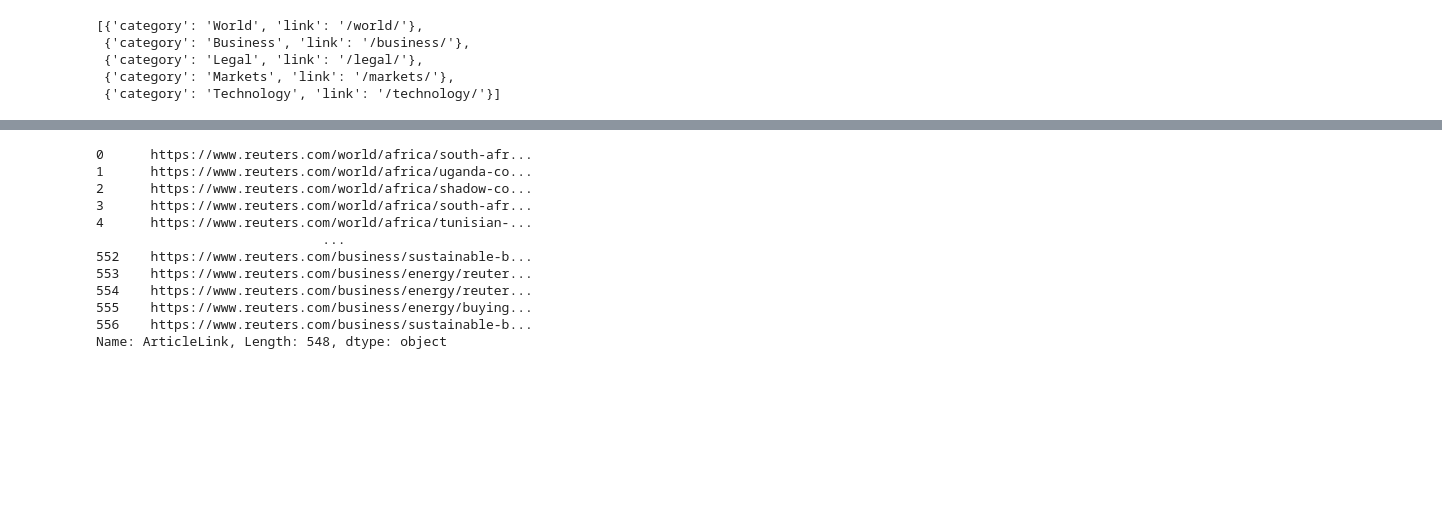
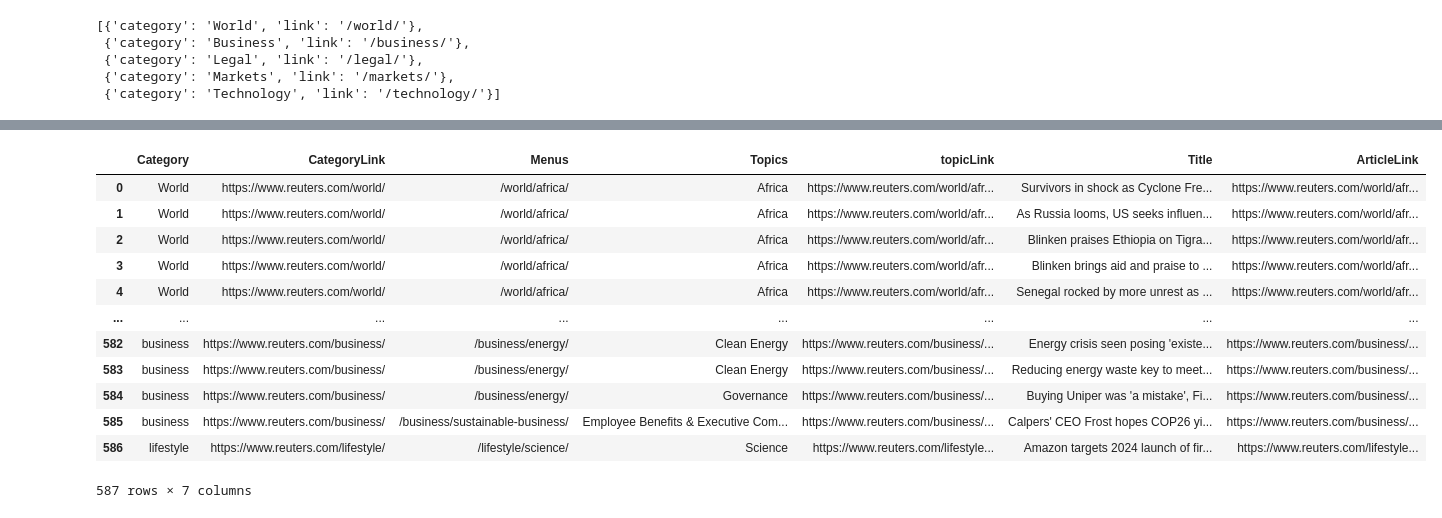
Before and after one commit to ABDELLAH-Hallou/Reuters-News-Dataset, a Jupyter notebook: reuters.ipynb, the cells around one changed output, grey strips where cells are left out. Saved outputs shown, nothing was run; the diff lists cells and outputs as text; code cells hidden in the pictures; blank space fills up the shorter version.

Commit message:
analyse data

```diff
--- a/reuters.ipynb
+++ b/reuters.ipynb
@@ -126,16 +126,23 @@ df
-# %%
-
-df[df['ArticleLink'].notnull()]['ArticleLink']
-# %% [output]
-0      https://www.reuters.com/world/africa/south-afr...
-1      https://www.reuters.com/world/africa/uganda-co...
-2      https://www.reuters.com/world/africa/shadow-co...
-3      https://www.reuters.com/world/africa/south-afr...
-4      https://www.reuters.com/world/africa/tunisian-...
-                             ...
-552    https://www.reuters.com/business/sustainable-b...
-553    https://www.reuters.com/business/energy/reuter...
-554    https://www.reuters.com/business/energy/reuter...
-555    https://www.reuters.com/business/energy/buying...
-556    https://www.reuters.com/business/sustainable-b...
-Name: ArticleLink, Length: 548, dtype: object
+# %%
+tempDf = pd.DataFrame()
+tempDf[['website', 'category', 'topic']] = df['ArticleLink'].str.split('/', expand=True)[[2,3,4]]
+mask = df[['Category', 'CategoryLink', 'Menus', 'topicLink']].isna().all(axis=1)
+df.loc[mask, 'Menus'] = '/' + tempDf['category'] + '/'+ tempDf['topic'] +'/'
+df.loc[mask, 'Category'] = tempDf['category']
+df.loc[mask, 'CategoryLink'] = 'https://'+tempDf["website"]+"/"+tempDf["category"]+"/"
+df.loc[mask, 'topicLink'] = 'https://'+tempDf["website"]+df[mask]['Menus']
+df
+# %% [output]
+|  | Category | CategoryLink | Menus | Topics | topicLink | Title | ArticleLink |
+| 0 | World | https://www.reuters.com/world/ | /world/africa/ | Africa | https://www.reuters.com/world/afr... | Survivors in shock as Cyclone Fre... | https://www.reuters.com/world/afr... |
+| 1 | World | https://www.reuters.com/world/ | /world/africa/ | Africa | https://www.reuters.com/world/afr... | As Russia looms, US seeks influen... | https://www.reuters.com/world/afr... |
+| 2 | World | https://www.reuters.com/world/ | /world/africa/ | Africa | https://www.reuters.com/world/afr... | Blinken praises Ethiopia on Tigra... | https://www.reuters.com/world/afr... |
+| 3 | World | https://www.reuters.com/world/ | /world/africa/ | Africa | https://www.reuters.com/world/afr... | Blinken brings aid and praise to ... | https://www.reuters.com/world/afr... |
+| 4 | World | https://www.reuters.com/world/ | /world/africa/ | Africa | https://www.reuters.com/world/afr... | Senegal rocked by more unrest as ... | https://www.reuters.com/world/afr... |
+| ... | ... | ... | ... | ... | ... | ... | ... |
+| 582 | business | https://www.reuters.com/business/ | /business/energy/ | Clean Energy | https://www.reuters.com/business/... | Energy crisis seen posing 'existe... | https://www.reuters.com/business/... |
+| 583 | business | https://www.reuters.com/business/ | /business/energy/ | Clean Energy | https://www.reuters.com/business/... | Reducing energy waste key to meet... | https://www.reuters.com/business/... |
+| 584 | business | https://www.reuters.com/business/ | /business/energy/ | Governance | https://www.reuters.com/business/... | Buying Uniper was 'a mistake', Fi... | https://www.reuters.com/business/... |
+| 585 | business | https://www.reuters.com/business/ | /business/sustainable-business/ | Employee Benefits & Executive Com... | https://www.reuters.com/business/... | Calpers' CEO Frost hopes COP26 yi... | https://www.reuters.com/business/... |
+| 586 | lifestyle | https://www.reuters.com/lifestyle/ | /lifestyle/science/ | Science | https://www.reuters.com/lifestyle... | Amazon targets 2024 launch of fir... | https://www.reuters.com/lifestyle... |
+587 rows × 7 columns
```
Also changed, not shown: parts of 14 cells of this notebook, 5 other files.
